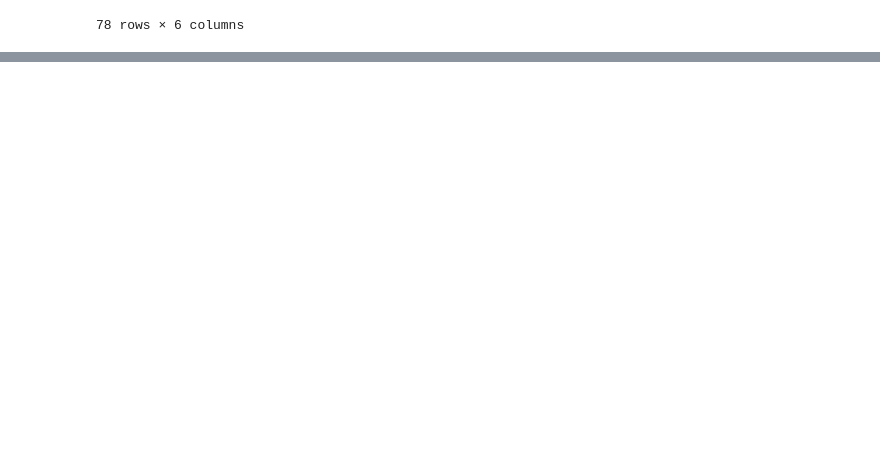
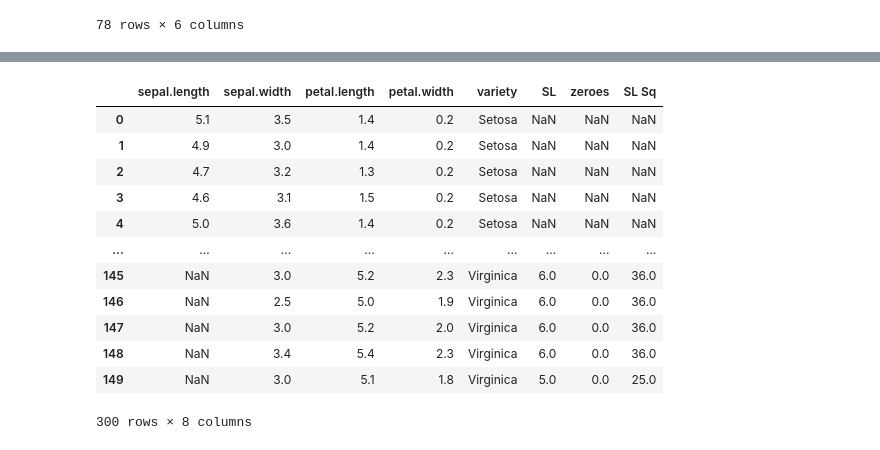
Before and after one commit to Angkita-Bhowmik/Pandas-Library, a Jupyter notebook: Panda.ipynb, the cells around one changed output, grey strips where cells are left out. Saved outputs shown, nothing was run; the diff lists cells and outputs as text; code cells hidden in the pictures; blank space fills up the shorter version.

```diff
--- a/Panda.ipynb
+++ b/Panda.ipynb
@@ -84,0 +306,3 @@ df2
+# %%
+iris2.rename(columns={"sepal.length": "SL"}, inplace=True) #Changing column names in the original df with inplace
+iris2
@@ -84,0 +338,3 @@ df2
+# %%
+iris2['SL'] = iris2["SL"].astype(int) #Changing the data type of a column
+iris2
@@ -84,0 +370,3 @@ df2
+# %%
+iris2["zeroes"] = [0 for i in range (len(iris2))] #Creating a new column
+iris2
@@ -84,0 +387,3 @@ df2
+# %%
+iris2["SL Sq"] = iris2["SL"]*iris2["SL"]
+iris2
@@ -84,0 +406,16 @@ df2
+# %%
+pd.concat([iris, iris2]) #Merging two dataframes
+# %% [output]
+|  | sepal.length | sepal.width | petal.length | petal.width | variety | SL | zeroes | SL Sq |
+| 0 | 5.1 | 3.5 | 1.4 | 0.2 | Setosa | NaN | NaN | NaN |
+| 1 | 4.9 | 3.0 | 1.4 | 0.2 | Setosa | NaN | NaN | NaN |
+| 2 | 4.7 | 3.2 | 1.3 | 0.2 | Setosa | NaN | NaN | NaN |
+| 3 | 4.6 | 3.1 | 1.5 | 0.2 | Setosa | NaN | NaN | NaN |
+| 4 | 5.0 | 3.6 | 1.4 | 0.2 | Setosa | NaN | NaN | NaN |
+| ... | ... | ... | ... | ... | ... | ... | ... | ... |
+| 145 | NaN | 3.0 | 5.2 | 2.3 | Virginica | 6.0 | 0.0 | 36.0 |
+| 146 | NaN | 2.5 | 5.0 | 1.9 | Virginica | 6.0 | 0.0 | 36.0 |
+| 147 | NaN | 3.0 | 5.2 | 2.0 | Virginica | 6.0 | 0.0 | 36.0 |
+| 148 | NaN | 3.4 | 5.4 | 2.3 | Virginica | 6.0 | 0.0 | 36.0 |
+| 149 | NaN | 3.0 | 5.1 | 1.8 | Virginica | 5.0 | 0.0 | 25.0 |
+300 rows × 8 columns
```
Also changed, not shown: parts of 28 cells of this notebook, 1 other file.
